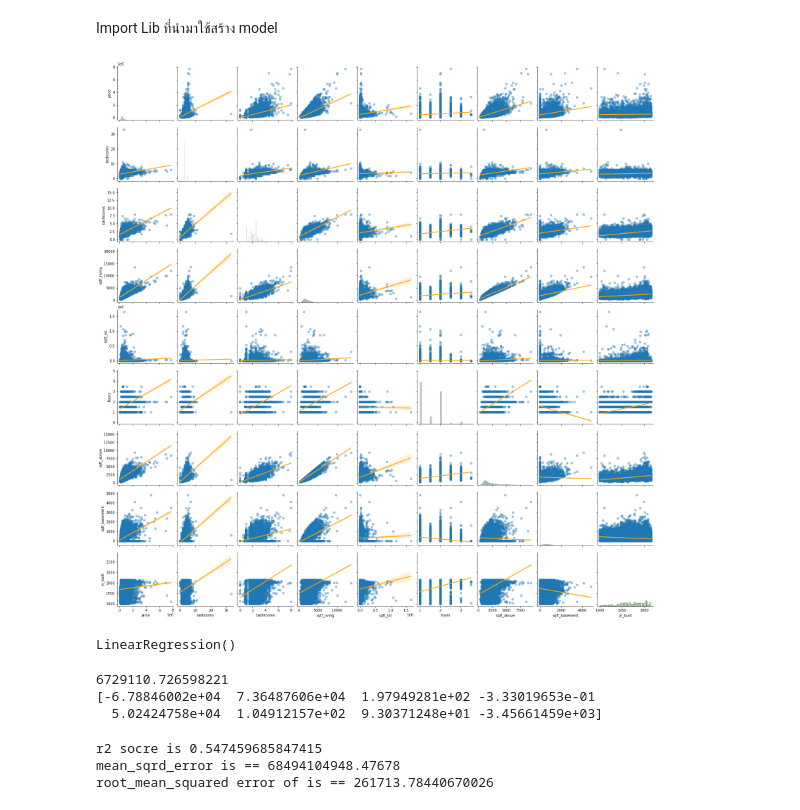
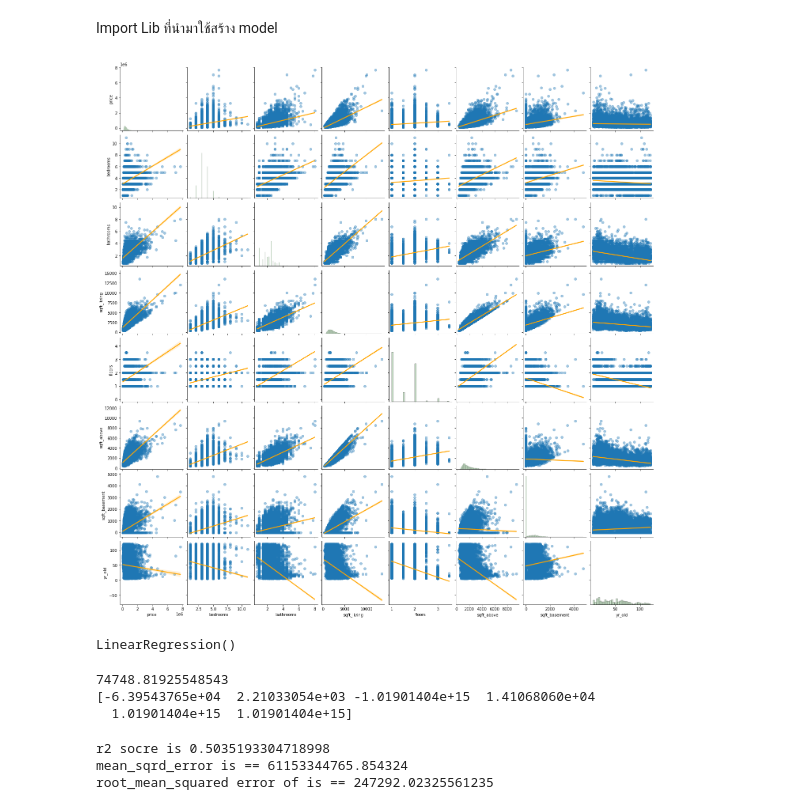
Before and after one commit to GmBeHappy/-Home-price-prediction-using-Linear-regression, a Jupyter notebook: Model_creation.ipynb, the cells around one changed output. Saved outputs shown, nothing was run; the diff lists cells and outputs as text; code cells hidden in the pictures.

```diff
--- a/Model_creation.ipynb
+++ b/Model_creation.ipynb
@@ -10,18 +10,23 @@ from sklearn.metrics import mean_squared_error
 import matplotlib.pyplot as plt
 import seaborn as sns
 # %%
-df = pd.read_csv("kc_house_data.csv")
-X = df[['bedrooms', 'bathrooms', 'sqft_living', 'sqft_lot', 'floors', 'sqft_above', 'sqft_basement', 'yr_built']]
+#df = pd.read_csv("kc_house_data.csv")
+df = pd.read_csv("kc_house_data_edited.csv")
+#X = df[['bedrooms', 'bathrooms', 'sqft_living', 'sqft_lot', 'floors', 'sqft_above', 'sqft_basement', 'yr_built']]
+#X = df[['bedrooms', 'bathrooms', 'sqft_living', 'floors', 'sqft_above', 'sqft_basement', 'yr_old']]
+X = df[['bedrooms', 'bathrooms', 'sqft_living', 'floors', 'sqft_above', 'sqft_basement']]
 y = df['price']
 x_train, x_test, y_train, y_test = train_test_split(X, y, test_size = 0.2, random_state = 42)
 # %%
-sns.pairplot(df[['price','bedrooms', 'bathrooms', 'sqft_living', 'sqft_lot', 'floors', 'sqft_above', 'sqft_basement', 'yr_built']],
+#sns.pairplot(df[['price','bedrooms', 'bathrooms', 'sqft_living', 'sqft_lot', 'floors', 'sqft_above', 'sqft_basement', 'yr_built']],
+sns.pairplot(df[['price','bedrooms', 'bathrooms', 'sqft_living', 'floors', 'sqft_above', 'sqft_basement', 'yr_old']],
+#sns.pairplot(df[['price','bedrooms', 'bathrooms', 'sqft_living', 'floors', 'sqft_above', 'sqft_basement']],
              kind='reg',
              plot_kws={'scatter_kws': {'alpha': 0.4},
                        'line_kws': {'color': 'orange'}},
              diag_kws={'color': 'green', 'alpha':.2});
 # %% [output]
-[figure, old version]
+[figure, new version]
 # %%
 regr = linear_model.LinearRegression()
 regr.fit(x_train, y_train)
@@ -33,15 +38,15 @@ y_prediction
 print(regr.intercept_)
 print(regr.coef_)
 # %% [output]
-6729110.726598221
-[-6.78846002e+04  7.36487606e+04  1.97949281e+02 -3.33019653e-01
-  5.02424758e+04  1.04912157e+02  9.30371248e+01 -3.45661459e+03]
+74748.81925548543
+[-6.39543765e+04  2.21033054e+03 -1.01901404e+15  1.41068060e+04
+  1.01901404e+15  1.01901404e+15]
 # %%
 score = r2_score(y_test,y_prediction)
 print('r2 socre is',score)
 print('mean_sqrd_error is ==',mean_squared_error(y_test,y_prediction))
 print('root_mean_squared error of is ==',np.sqrt(mean_squared_error(y_test,y_prediction)))
 # %% [output]
-r2 socre is 0.547459685847415
-mean_sqrd_error is == 68494104948.47678
-root_mean_squared error of is == 261713.78440670026
+r2 socre is 0.5035193304718998
+mean_sqrd_error is == 61153344765.854324
+root_mean_squared error of is == 247292.02325561235
```
Also changed, not shown: 2 other files.
